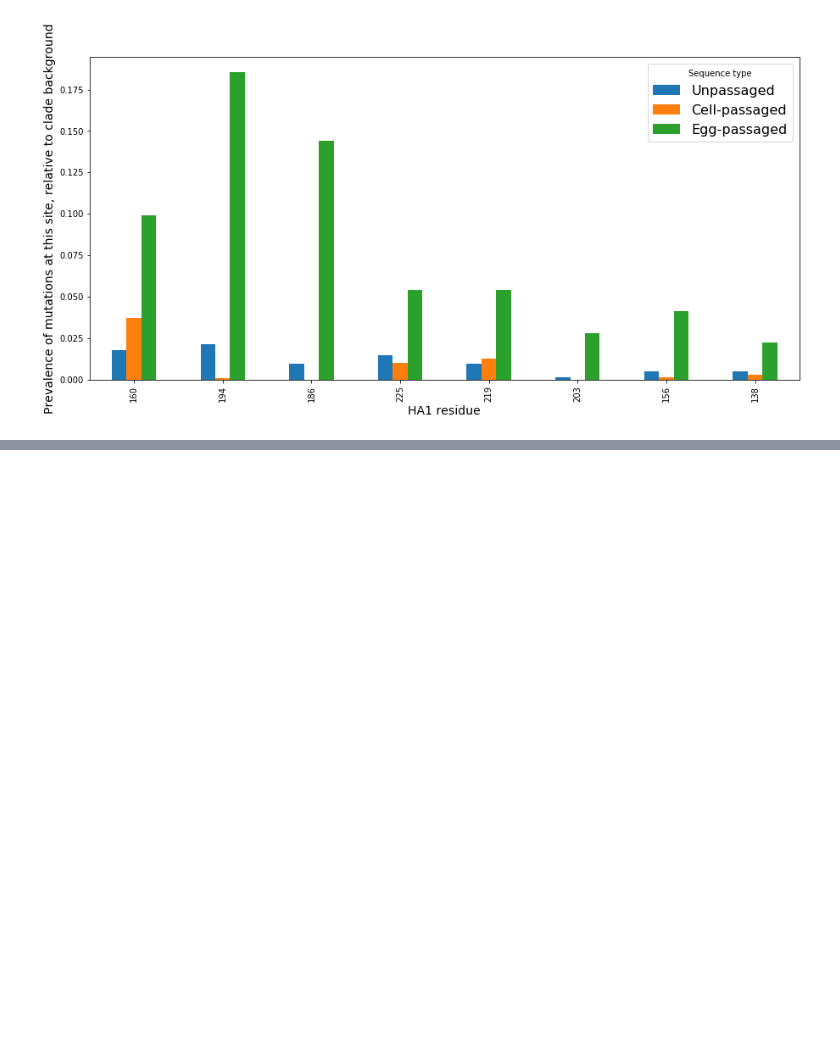
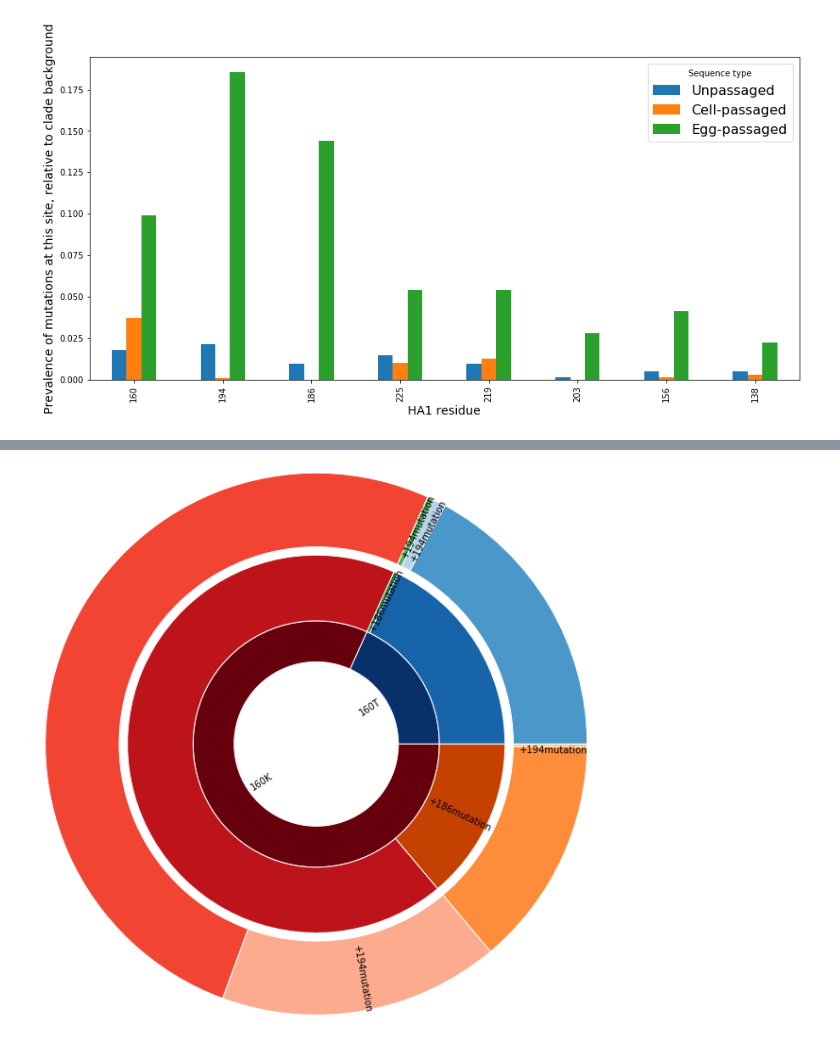
Before and after one commit to blab/egg-passage, a Jupyter notebook: notebooks/other_egg_muts.ipynb, the cells around one changed output, grey strips where cells are left out. Drawn from its saved outputs; the diff is of its cells as text; code cells hidden in the pictures; blank space fills up the shorter version.

Commit message:
pie chart and sankey chart to visualize progression of mutations in egg-passaged strains

```diff
--- a/notebooks/other_egg_muts.ipynb
+++ b/notebooks/other_egg_muts.ipynb
@@ -117,0 +161,6 @@ ax.legend(handles, ["Unpassaged", "Cell-passaged", "Egg-passaged"], title='Seque
+# %%
+egg_df = df[df['passage']=='egg']
+
+# egg_df[egg_df['circulating160']=='T'].groupby(['mut194','mut186'])[160].value_counts()
+
+egg_df[egg_df['circulating160']=='K'].groupby(['mut194','mut186'])[160].value_counts()
@@ -117,0 +195,48 @@ ax.legend(handles, ["Unpassaged", "Cell-passaged", "Egg-passaged"], title='Seque
+# %%
+#Make nested donut plot
+
+t160=(egg_df[160]=='T')
+k160=(egg_df[160]=='K')
+s186=(egg_df[186]=='S')
+nots186=(egg_df[186]!='S')
+l194=(egg_df[194]=='L')
+notl194=(egg_df[194]!='L')
+
+sector_names = ['160T', '160K']
+sector_sizes = [len(egg_df[t160]), len(egg_df[k160])]
+sub1_names = ['', '+186mutation', '', '+186mutation']
+sub1_sizes =  [len(egg_df[t160 & s186]), len(egg_df[t160 & nots186]),
+                    len(egg_df[k160 & s186]), len(egg_df[k160 & nots186])]
+# sub2_names = ['160T+186S+194L', '160T+186S+194mutation', '160T+186mutation+194L', '160T+186mutation+194mutation',
+#               '160K+186S+194L', '160K+186S+194mutation', '160K+186mutation+194L', '160K+186mutation+194mutation',]
+sub2_names = ['', '+194mutation', '', '+194mutation',
+              '', '+194mutation', '', '+194mutation',]
+sub2_sizes =  [len(egg_df[t160 & s186 & l194]), len(egg_df[t160 & s186 & notl194]), len(egg_df[t160 & nots186 & l194]), len(egg_df[t160 & nots186 & notl194]),
+                    len(egg_df[k160 & s186 & l194]), len(egg_df[k160 & s186 & notl194]), len(egg_df[k160 & nots186 & l194]), len(egg_df[k160 & nots186 & notl194])]
+
+t, ts, k, ks =[plt.cm.Greens, plt.cm.Blues, plt.cm.Oranges, plt.cm.Reds]
+
+#outside ring:
+fig, ax = plt.subplots()
+ax.axis('equal')
+mypie, _ = ax.pie(sector_sizes, radius=1.5, labels=sector_names, labeldistance=0.4, rotatelabels=True, colors=[ts(1.0), ks(1.0)] )
+plt.setp( mypie, width=0.5, edgecolor='white')
+
+#second ring:
+mypie2, _ = ax.pie(sub1_sizes, radius=2.3, labels=sub1_names, labeldistance=0.65,rotatelabels=True,
+#                    explode= (0,0.1,0,0.1),
+                   colors=[ts(0.8), t(0.8), ks(0.8), k(0.8)])
+plt.setp(mypie2, width=0.8, edgecolor='white')
+
+
+#third ring:
+mypie3, _ = ax.pie(sub2_sizes, radius=3.3, labels=sub2_names, labeldistance=0.75, rotatelabels=True,
+#                    explode= (0,0.1,0,0.1,0,0.1,0,0.1),
+                   colors=[ts(0.6), ts(0.3), t(0.6), t(0.3), ks(0.6), ks(0.3), k(0.5), k(0.3)])
+plt.setp(mypie3, width=0.9, edgecolor='white')
+
+
+# plt.legend(loc=(1.5,2.0))
+plt.margins(0,0)
+# %% [output]
+[figure, added]
```
Also changed, not shown: parts of 9 cells of this notebook.
